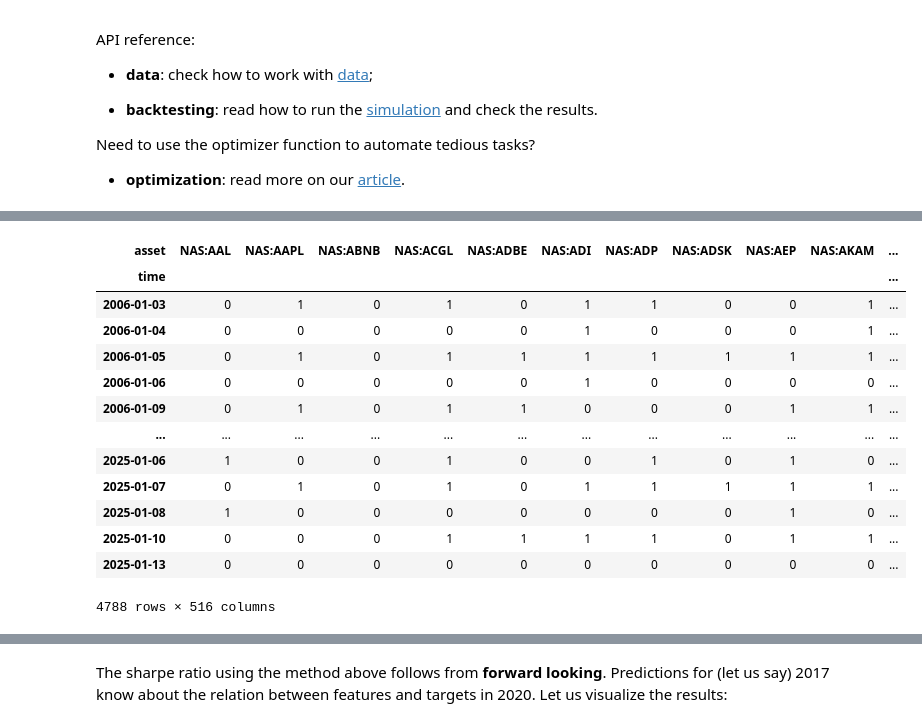
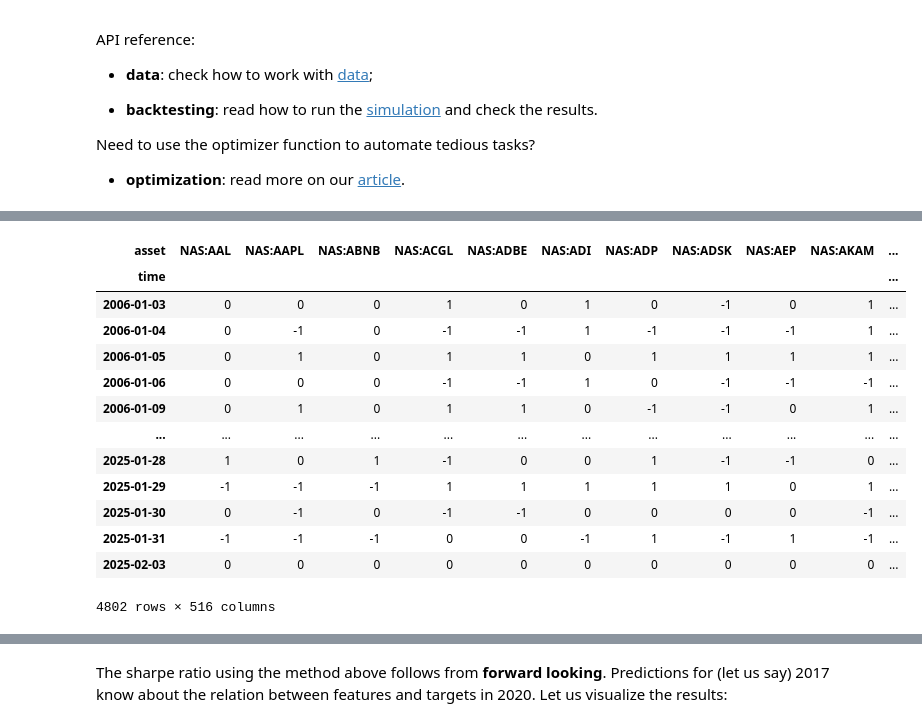
Before and after one commit to CarlosSandoval-03/MetNumUN2024II, a Jupyter notebook: LAB ATQ/strategy.ipynb, the cells around one changed output, grey strips where cells are left out. Saved outputs shown, nothing was run; the diff lists cells and outputs as text; code cells hidden in the pictures.

```diff
--- a/LAB ATQ/strategy.ipynb
+++ b/LAB ATQ/strategy.ipynb
@@ -204,13 +296,0 @@ display(my_features.sel(field="trend").to_pandas())
-# %%
-def get_target_classes(data):
-    """ Target classes for predicting if price goes up or down."""
-
-    price_current = data.sel(field="close")
-    price_future  = qnta.shift(price_current, -1)
-
-    class_positive = 1 # prices goes up
-    class_negative = 0 # price goes down
-
-    target_price_up = xr.where(price_future > price_current, class_positive, class_negative)
-
-    return target_price_up
@@ -217,19 +313,42 @@ def get_target_classes(data):
+# %%
+def get_target_classes(data):
+    """
+    Target classes for predicting if price goes up or down based on daily return and future return.
+    Returns:
+        - 1 if the future return is greater than 5%
+        - 0 if the future return changes by less than 5%
+        - -1 if the future return is less than -5%
+    """
+
+    percentage_threshold = 0.005  # 5% threshold
+
+    # Calculamos el retorno actual
+    return_current = qnta.change(data.sel(field="close")) / data.sel(field="close")
+
+    # Calculamos el retorno futuro (siguiente período)
+    return_future = return_current.shift(time=-1)
+
+    # Clasificación basada en umbrales
+    target_classes = xr.where(return_future < -percentage_threshold, -1,
+                    xr.where(return_future > percentage_threshold, 1, 0))
+
+    return target_classes
 # %%
 # displaying the target classes:
-my_targetclass = get_target_classes(stock_data)
+my_targetclass = get_target_classes(stock_data).astype(int)
 display(my_targetclass.to_pandas())
 # %% [output]
 | asset | NAS:AAL | NAS:AAPL | NAS:ABNB | NAS:ACGL | NAS:ADBE | NAS:ADI | NAS:ADP | NAS:ADSK | NAS:AEP | NAS:AKAM | ... |
 | time |  |  |  |  |  |  |  |  |  |  | ... |
-| 2006-01-03 | 0 | 1 | 0 | 1 | 0 | 1 | 1 | 0 | 0 | 1 | ... |
-| 2006-01-04 | 0 | 0 | 0 | 0 | 0 | 1 | 0 | 0 | 0 | 1 | ... |
-| 2006-01-05 | 0 | 1 | 0 | 1 | 1 | 1 | 1 | 1 | 1 | 1 | ... |
-| 2006-01-06 | 0 | 0 | 0 | 0 | 0 | 1 | 0 | 0 | 0 | 0 | ... |
-| 2006-01-09 | 0 | 1 | 0 | 1 | 1 | 0 | 0 | 0 | 1 | 1 | ... |
+| 2006-01-03 | 0 | 0 | 0 | 1 | 0 | 1 | 0 | -1 | 0 | 1 | ... |
+| 2006-01-04 | 0 | -1 | 0 | -1 | -1 | 1 | -1 | -1 | -1 | 1 | ... |
+| 2006-01-05 | 0 | 1 | 0 | 1 | 1 | 0 | 1 | 1 | 1 | 1 | ... |
+| 2006-01-06 | 0 | 0 | 0 | -1 | -1 | 1 | 0 | -1 | -1 | -1 | ... |
+| 2006-01-09 | 0 | 1 | 0 | 1 | 1 | 0 | -1 | -1 | 0 | 1 | ... |
 | ... | ... | ... | ... | ... | ... | ... | ... | ... | ... | ... | ... |
-| 2025-01-06 | 1 | 0 | 0 | 1 | 0 | 0 | 1 | 0 | 1 | 0 | ... |
-| 2025-01-07 | 0 | 1 | 0 | 1 | 0 | 1 | 1 | 1 | 1 | 1 | ... |
-| 2025-01-08 | 1 | 0 | 0 | 0 | 0 | 0 | 0 | 0 | 1 | 0 | ... |
-| 2025-01-10 | 0 | 0 | 0 | 1 | 1 | 1 | 1 | 0 | 1 | 1 | ... |
-| 2025-01-13 | 0 | 0 | 0 | 0 | 0 | 0 | 0 | 0 | 0 | 0 | ... |
+| 2025-01-28 | 1 | 0 | 1 | -1 | 0 | 0 | 1 | -1 | -1 | 0 | ... |
+| 2025-01-29 | -1 | -1 | -1 | 1 | 1 | 1 | 1 | 1 | 0 | 1 | ... |
+| 2025-01-30 | 0 | -1 | 0 | -1 | -1 | 0 | 0 | 0 | 0 | -1 | ... |
+| 2025-01-31 | -1 | -1 | -1 | 0 | 0 | -1 | 1 | -1 | 1 | -1 | ... |
+| 2025-02-03 | 0 | 0 | 0 | 0 | 0 | 0 | 0 | 0 | 0 | 0 | ... |
-4788 rows × 516 columns
+4802 rows × 516 columns
```
Also changed, not shown: parts of 47 cells of this notebook.
